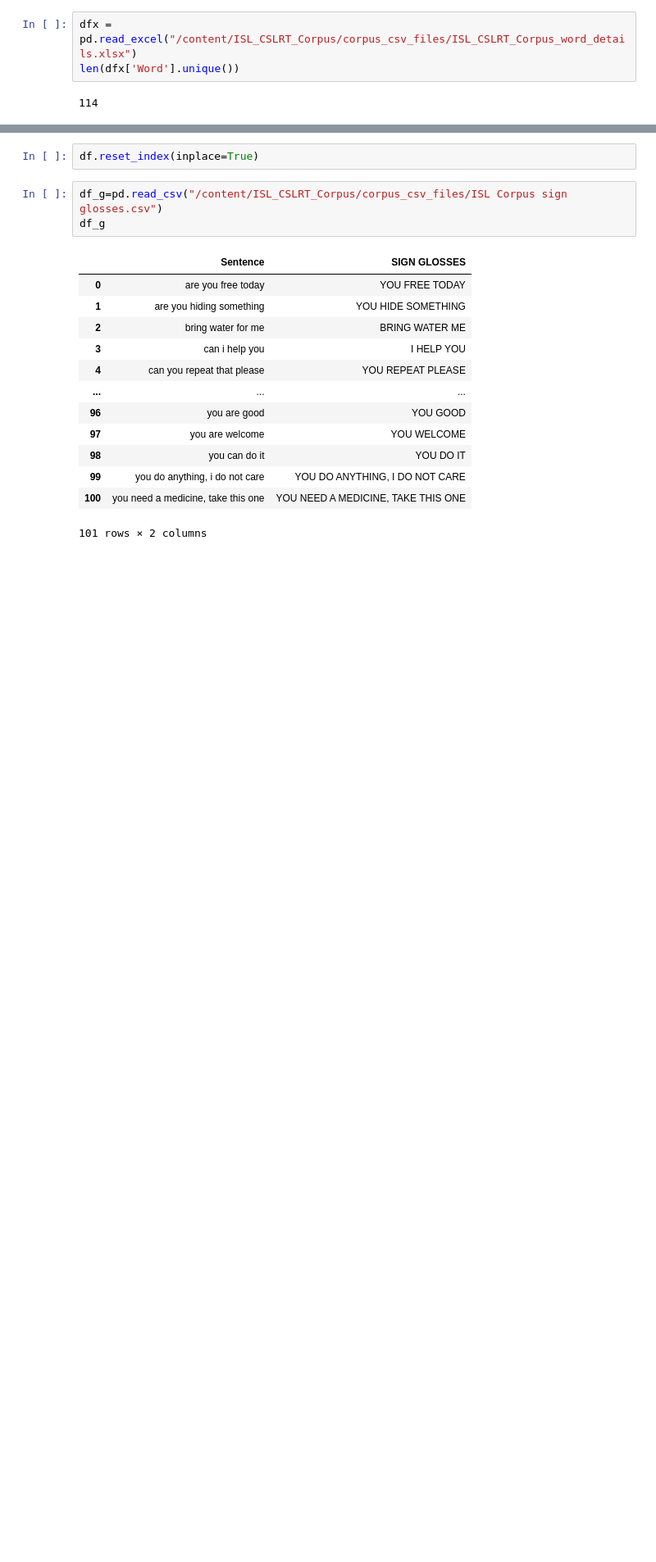
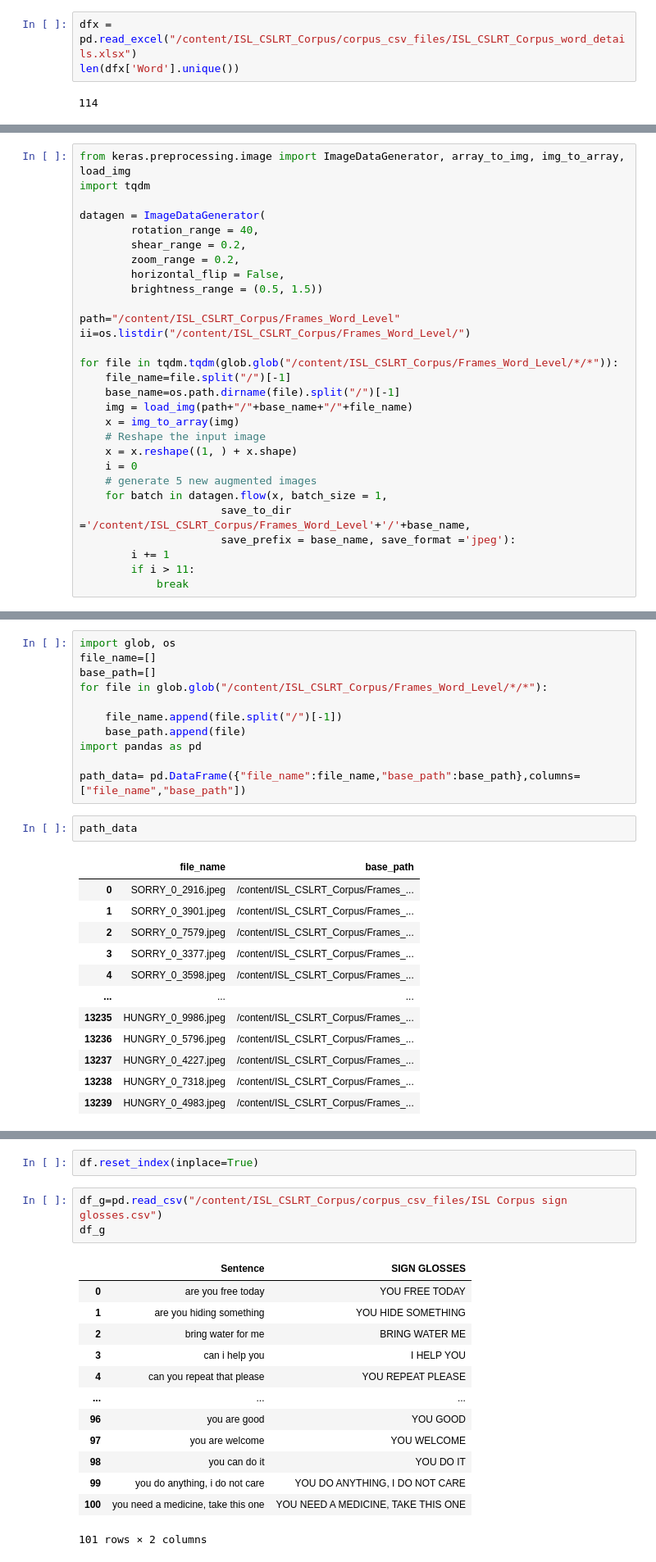
Before and after one commit to BouzCS/Sign-Language-Detection, a Jupyter notebook: Sign_Language_Detection.ipynb, the cells around one changed output, grey strips where cells are left out. Shown at 82% size. Drawn from its saved outputs; the diff is of its cells as text; blank space fills up the shorter version.

```diff
--- a/Sign_Language_Detection.ipynb
+++ b/Sign_Language_Detection.ipynb
@@ -241,0 +238,29 @@ dfx['Frames path'] = dfx['Frames path'].astype(str)
+# %%
+from keras.preprocessing.image import ImageDataGenerator, array_to_img, img_to_array, load_img
+import tqdm
+
+datagen = ImageDataGenerator(
+        rotation_range = 40,
+        shear_range = 0.2,
+        zoom_range = 0.2,
+        horizontal_flip = False,
+        brightness_range = (0.5, 1.5))
+
+path="/content/ISL_CSLRT_Corpus/Frames_Word_Level"
+ii=os.listdir("/content/ISL_CSLRT_Corpus/Frames_Word_Level/")
+
+for file in tqdm.tqdm(glob.glob("/content/ISL_CSLRT_Corpus/Frames_Word_Level/*/*")):
+    file_name=file.split("/")[-1]
+    base_name=os.path.dirname(file).split("/")[-1]
+    img = load_img(path+"/"+base_name+"/"+file_name)
+    x = img_to_array(img)
+    # Reshape the input image
+    x = x.reshape((1, ) + x.shape)
+    i = 0
+    # generate 5 new augmented images
+    for batch in datagen.flow(x, batch_size = 1,
+                      save_to_dir ='/content/ISL_CSLRT_Corpus/Frames_Word_Level'+'/'+base_name,
+                      save_prefix = base_name, save_format ='jpeg'):
+        i += 1
+        if i > 11:
+            break
@@ -241,0 +269,26 @@ dfx['Frames path'] = dfx['Frames path'].astype(str)
+# %%
+import glob, os
+file_name=[]
+base_path=[]
+for file in glob.glob("/content/ISL_CSLRT_Corpus/Frames_Word_Level/*/*"):
+
+    file_name.append(file.split("/")[-1])
+    base_path.append(file)
+import pandas as pd
+
+path_data= pd.DataFrame({"file_name":file_name,"base_path":base_path},columns=["file_name","base_path"])
+# %%
+path_data
+# %% [output]
+|  | file_name | base_path |
+| 0 | SORRY_0_2916.jpeg | /content/ISL_CSLRT_Corpus/Frames_... |
+| 1 | SORRY_0_3901.jpeg | /content/ISL_CSLRT_Corpus/Frames_... |
+| 2 | SORRY_0_7579.jpeg | /content/ISL_CSLRT_Corpus/Frames_... |
+| 3 | SORRY_0_3377.jpeg | /content/ISL_CSLRT_Corpus/Frames_... |
+| 4 | SORRY_0_3598.jpeg | /content/ISL_CSLRT_Corpus/Frames_... |
+| ... | ... | ... |
+| 13235 | HUNGRY_0_9986.jpeg | /content/ISL_CSLRT_Corpus/Frames_... |
+| 13236 | HUNGRY_0_5796.jpeg | /content/ISL_CSLRT_Corpus/Frames_... |
+| 13237 | HUNGRY_0_4227.jpeg | /content/ISL_CSLRT_Corpus/Frames_... |
+| 13238 | HUNGRY_0_7318.jpeg | /content/ISL_CSLRT_Corpus/Frames_... |
+| 13239 | HUNGRY_0_4983.jpeg | /content/ISL_CSLRT_Corpus/Frames_... |
```
Also changed, not shown: parts of 32 cells of this notebook.
